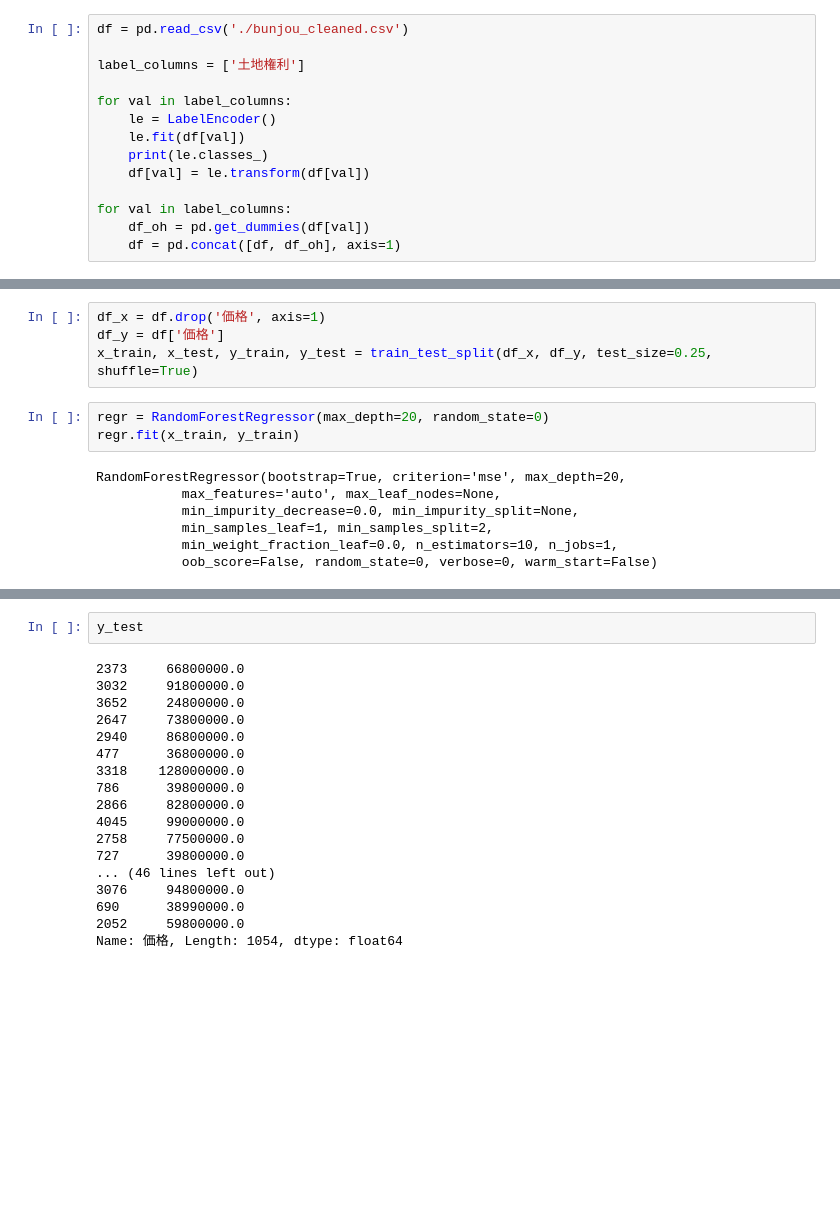
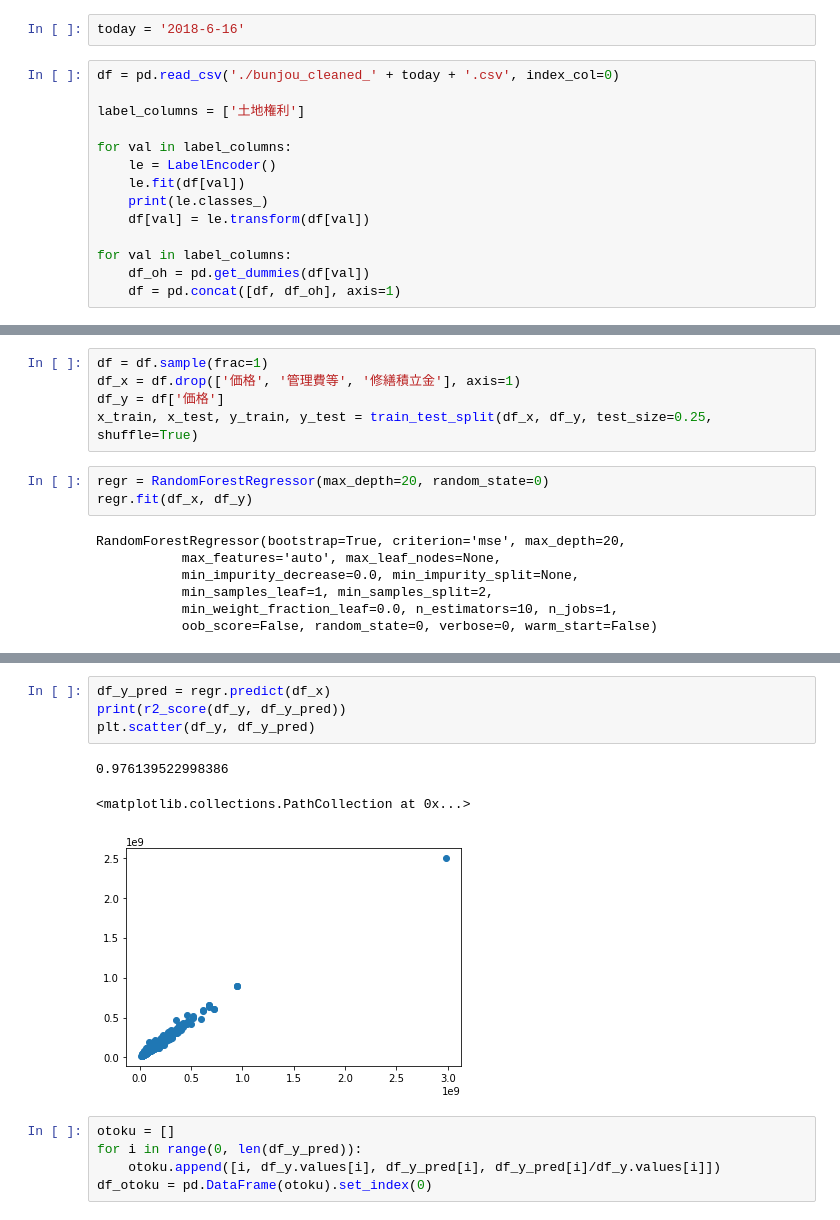
Before and after one commit to takeyuki197/MachineLearning, a Jupyter notebook: MansionLearning/MLRobo.ipynb, the cells around one changed output, grey strips where cells are left out. Saved outputs shown, nothing was run; the diff lists cells and outputs as text; blank space fills up the shorter version.

```diff
--- a/MansionLearning/MLRobo.ipynb
+++ b/MansionLearning/MLRobo.ipynb
@@ -10,5 +16,7 @@ import matplotlib.pyplot as plt
+# %%
+today = '2018-6-16'
 # %%
-df = pd.read_csv('./bunjou_cleaned.csv')
+df = pd.read_csv('./bunjou_cleaned_' + today + '.csv', index_col=0)
 
 label_columns = ['土地権利']
 
@@ -26,10 +35,11 @@ for val in label_columns:
 # %%
-df_x = df.drop('価格', axis=1)
+df = df.sample(frac=1)
+df_x = df.drop(['価格', '管理費等', '修繕積立金'], axis=1)
 df_y = df['価格']
 x_train, x_test, y_train, y_test = train_test_split(df_x, df_y, test_size=0.25, shuffle=True)
 # %%
 regr = RandomForestRegressor(max_depth=20, random_state=0)
-regr.fit(x_train, y_train)
+regr.fit(df_x, df_y)
 # %% [output]
 RandomForestRegressor(bootstrap=True, criterion='mse', max_depth=20,
            max_features='auto', max_leaf_nodes=None,
@@ -78,20 +50,13 @@ otoku
-# %%
-y_test
-# %% [output]
-2373     66800000.0
-3032     91800000.0
-3652     24800000.0
-2647     73800000.0
-2940     86800000.0
-477      36800000.0
-3318    128000000.0
-786      39800000.0
-2866     82800000.0
-4045     99000000.0
-2758     77500000.0
-727      39800000.0
-... (46 lines left out)
-3076     94800000.0
-690      38990000.0
-2052     59800000.0
-Name: 価格, Length: 1054, dtype: float64
+# %%
+df_y_pred = regr.predict(df_x)
+print(r2_score(df_y, df_y_pred))
+plt.scatter(df_y, df_y_pred)
+# %% [output]
+0.976139522998386
+<matplotlib.collections.PathCollection at 0x...>
+[figure, added]
+# %%
+otoku = []
+for i in range(0, len(df_y_pred)):
+    otoku.append([i, df_y.values[i], df_y_pred[i], df_y_pred[i]/df_y.values[i]])
+df_otoku = pd.DataFrame(otoku).set_index(0)
```
Also changed, not shown: parts of 9 cells of this notebook, 2 other files.
